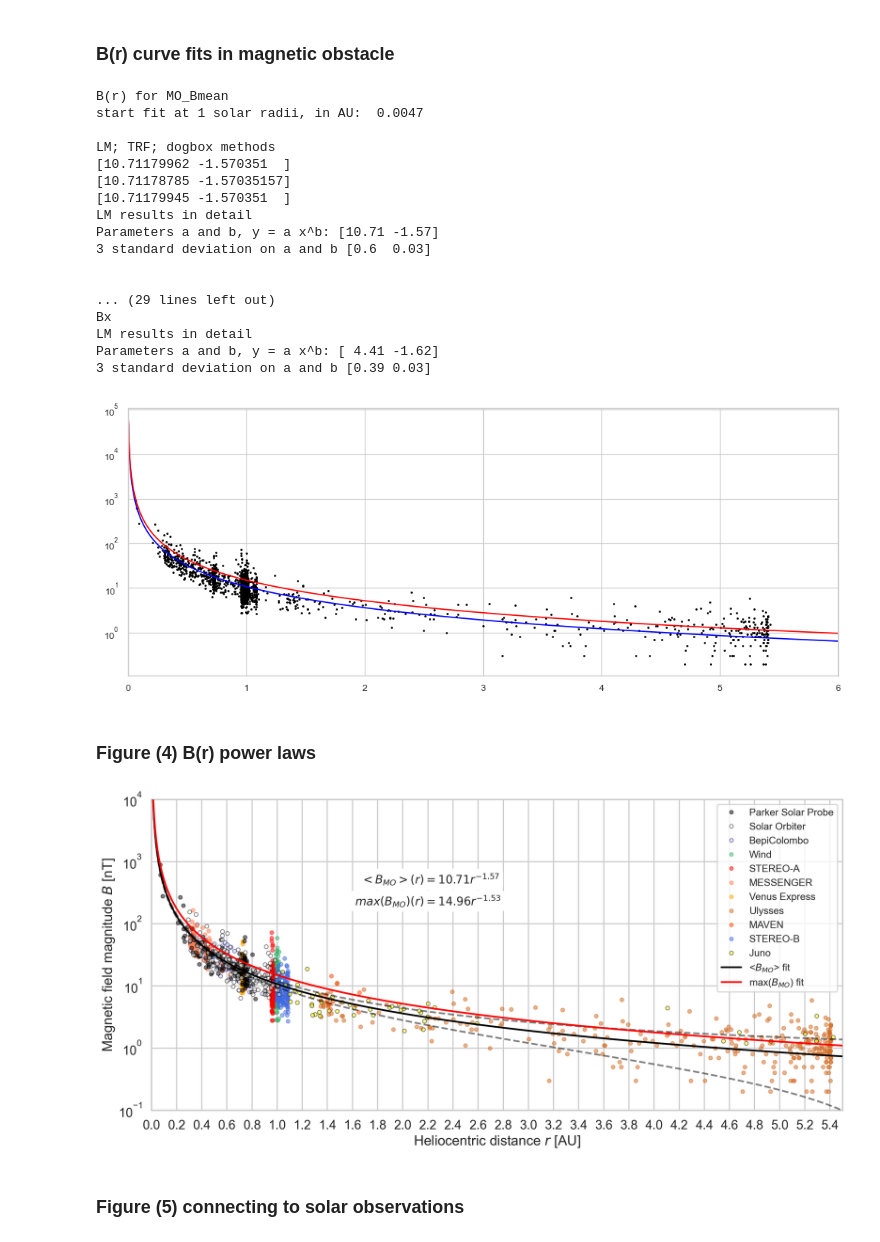
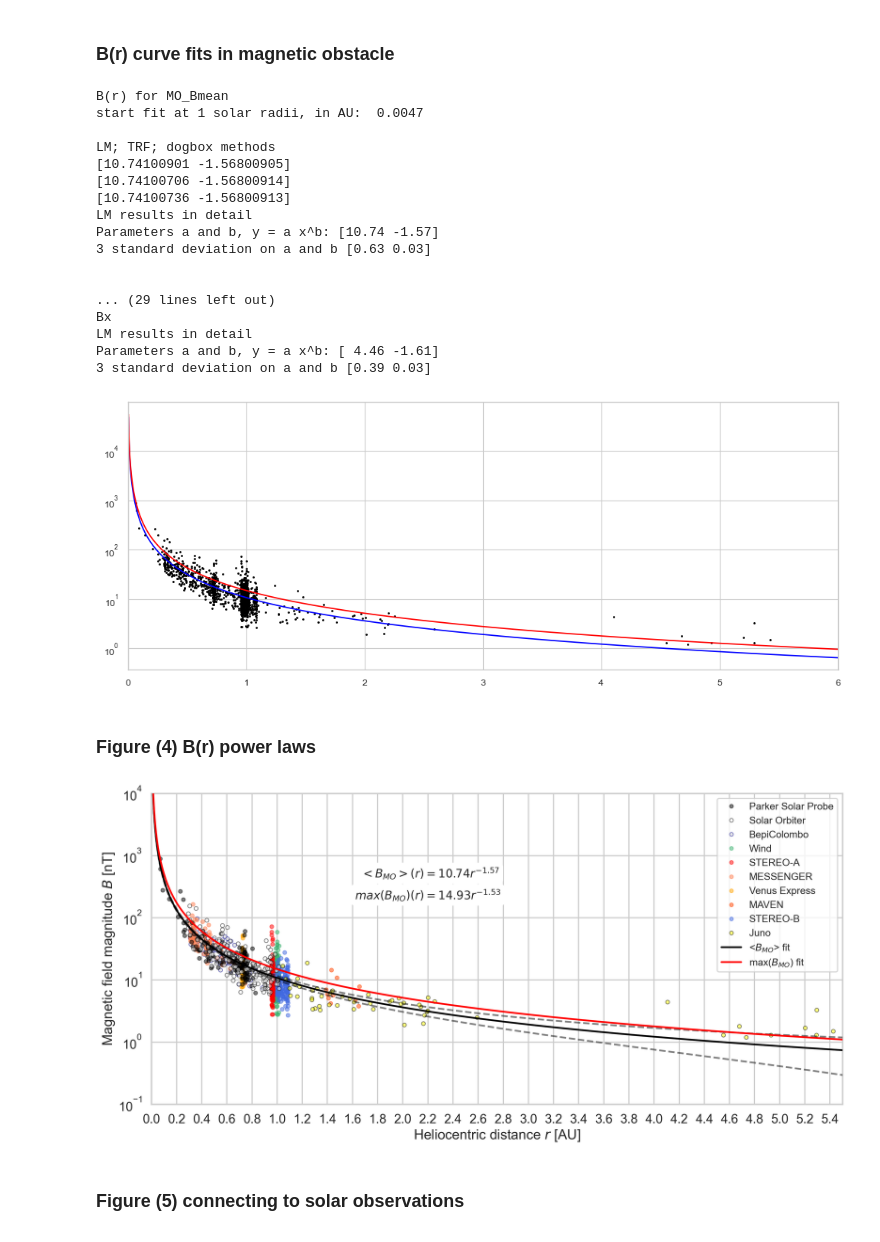
Before and after one commit to cmoestl/icmecat_paper_2025, a Jupyter notebook: moestl_icmecat_results.ipynb, the cells around one changed output. Drawn from its saved outputs; the diff is of its cells as text; code cells hidden in the pictures.

```diff
--- a/moestl_icmecat_results.ipynb
+++ b/moestl_icmecat_results.ipynb
@@ -581,6 +748,13 @@ rem=np.where(np.logical_or(np.isnan(r), np.isnan(b)))[0]
 
 r=r.drop(rem)
 b=b.drop(rem)
+
+
+#remove ulysses
+r=r.drop(iuly)
+b=b.drop(iuly)
+
+
 
 
 rs=1*const.R_sun/const.au
@@ -646,6 +820,12 @@ rem=np.where(np.logical_or(np.isnan(r), np.isnan(b)))[0]
 
 r=r.drop(rem)
 b=b.drop(rem)
+
+
+#remove ulysses
+r=r.drop(iuly)
+b=b.drop(iuly)
+
 
 fit2_lm=scipy.optimize.curve_fit(powerlaw, r,b,method='lm',full_output=True)
 fit2_trf=scipy.optimize.curve_fit(powerlaw, r,b,method='trf')
@@ -748,40 +928,40 @@ bx=ic.mo_bymean
 rem=np.where(np.logical_or(np.isnan(r), np.isnan(bx)))[0]
 r=r.drop(rem)
 bx=bx.drop(rem)
 
 fitbx_lm=scipy.optimize.curve_fit(powerlaw, r,np.abs(bx),method='lm',full_output=True)
 
 parambx=fitbx_lm[0]
 pcovbx=fitbx_lm[1]
 perrbx = np.sqrt(np.diag(pcovbx))
 print('LM results in detail')
 print('Parameters a and b, y = a x^b:',np.round(parambx,2))
 print('3 standard deviation on a and b', 3*np.round(perrbx,2))
 print()
 print()
 
 
 
 ################ plot components
 # %% [output]
 B(r) for MO_Bmean
 start fit at 1 solar radii, in AU:  0.0047
 
 LM; TRF; dogbox methods
-[10.71179962 -1.570351  ]
-[10.71178785 -1.57035157]
-[10.71179945 -1.570351  ]
+[10.74100901 -1.56800905]
+[10.74100706 -1.56800914]
+[10.74100736 -1.56800913]
 LM results in detail
-Parameters a and b, y = a x^b: [10.71 -1.57]
-3 standard deviation on a and b [0.6  0.03]
+Parameters a and b, y = a x^b: [10.74 -1.57]
+3 standard deviation on a and b [0.63 0.03]
 
 
 ... (29 lines left out)
 Bx
 LM results in detail
-Parameters a and b, y = a x^b: [ 4.41 -1.62]
+Parameters a and b, y = a x^b: [ 4.46 -1.61]
 3 standard deviation on a and b [0.39 0.03]
-[figure, old version]
+[figure, new version]
 # %% [markdown]
 ### Figure (4) B(r) power laws
 # %%
@@ -805,7 +985,7 @@ ax.plot(ic.mo_sc_heliodistance[ista],ic.mo_bmean[ista],'o',c='red', alpha=al,ms=
 
 ax.plot(ic.mo_sc_heliodistance[imes],ic.mo_bmean[imes],'o',c='coral', alpha=al,ms=ms,label='MESSENGER')
 ax.plot(ic.mo_sc_heliodistance[ivex],ic.mo_bmean[ivex],'o',c='orange', alpha=al,ms=ms,label='Venus Express')
-ax.plot(ic.mo_sc_heliodistance[iuly],ic.mo_bmean[iuly],'o',c='chocolate', alpha=al,ms=ms, label='Ulysses')
+#ax.plot(ic.mo_sc_heliodistance[iuly],ic.mo_bmean[iuly],'o',c='chocolate', alpha=al,ms=ms, label='Ulysses')
 ax.plot(ic.mo_sc_heliodistance[imav],ic.mo_bmean[imav],'o',c='orangered', alpha=al,ms=ms, label='MAVEN')
 ax.plot(ic.mo_sc_heliodistance[istb],ic.mo_bmean[istb],'o',c='royalblue', alpha=al,ms=ms, label='STEREO-B')
 ax.plot(ic.mo_sc_heliodistance[ijun],ic.mo_bmean[ijun],'o', c='black',markerfacecolor='yellow', alpha=al,ms=ms, label='Juno')
@@ -820,9 +1000,9 @@ ax.set_yscale('log')
 
 ########### plot fits
 ax.plot(fitx,powerlaw(fitx,param[0],param[1]),'-k', zorder=5, label='<$B_{MO}$> fit')
-#with errors 3 std
-ax.plot(fitx,powerlaw(fitx,param[0]-3*perr[0],fit_lm[0][1])-3*perr[0],'--k',alpha=0.5, zorder=5)
-ax.plot(fitx,powerlaw(fitx,param[0]+3*perr[0],fit_lm[0][1])+3*perr[0],'--k',alpha=0.5, zorder=5)
+#with errors 2 std
+ax.plot(fitx,powerlaw(fitx,param[0]-2*perr[0],fit_lm[0][1])-2*perr[0],'--k',alpha=0.5, zorder=5)
+ax.plot(fitx,powerlaw(fitx,param[0]+2*perr[0],fit_lm[0][1])+2*perr[0],'--k',alpha=0.5, zorder=5)
 
 ax.plot(fitx,powerlaw(fitx,param2[0],param2[1]),'-r', zorder=5, label='max($B_{MO}$) fit')
 
@@ -839,7 +1019,7 @@ plt.tight_layout()
 plt.savefig('results/fig4_br_mo.png', dpi=150,bbox_inches='tight')
 plt.savefig('results/fig4_br_mo.pdf', dpi=150,bbox_inches='tight')
 # %% [output]
-[figure, old version]
+[figure, new version]
 # %% [markdown]
 ### Figure (5) connecting to solar observations
 # %%
```
Also changed, not shown: parts of 10 cells of this notebook, 13 other files.
